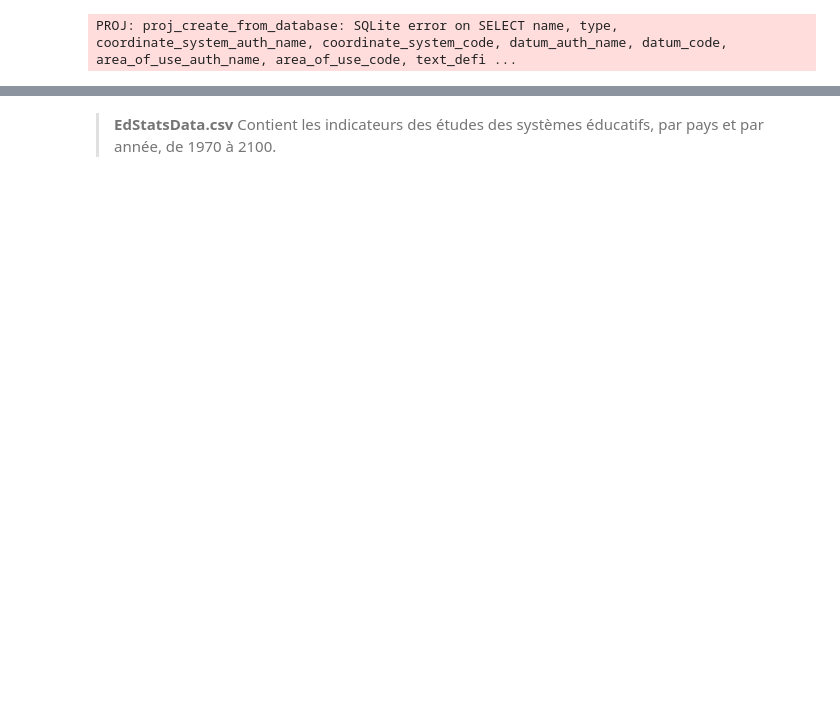
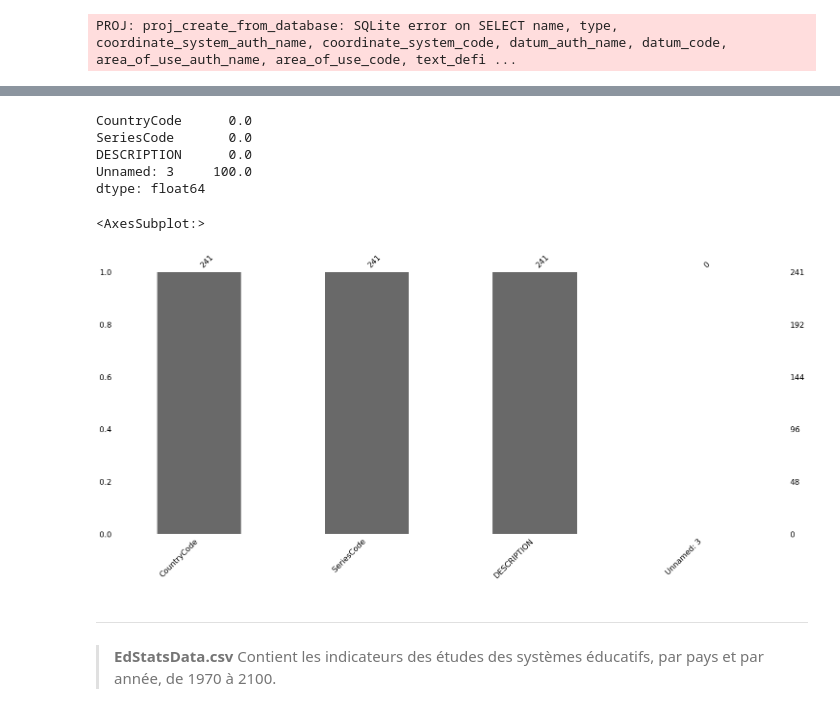
Before and after one commit to Charlotte-1987/openclassroom-projet2, a Jupyter notebook: notebook_p2.ipynb, the cells around one changed output, grey strips where cells are left out. Saved outputs shown, nothing was run; the diff lists cells and outputs as text; code cells hidden in the pictures; blank space fills up the shorter version.

```diff
--- a/notebook_p2.ipynb
+++ b/notebook_p2.ipynb
@@ -44,0 +142,5 @@ pd.set_option('display.max_column', 70)
+# %%
+# Importation du fichier EdStatsCountry-Series
+
+stats_country_series = pd.read_csv(r"C:\Users\choup\Desktop\projet\openclassroom-projet2\data\EdStatsCountry-Series.csv")
+stats_country_series.head(10)
@@ -45,3 +181,20 @@ pd.set_option('display.max_column', 70)
+# %%
+# % de données absentes par années, triées par ordre croissant
+
+(stats_country_series.isna().sum()/stats_country_series.shape[0]*100).sort_values(ascending=True)
+# %% [output]
+CountryCode      0.0
+SeriesCode       0.0
+DESCRIPTION      0.0
+Unnamed: 3     100.0
+dtype: float64
+# %%
+msno.bar(stats_country_series.sample(241))
+# %% [output]
+<AxesSubplot:>
+[figure, added]
+# %% [markdown]
+---
 # %% [markdown]
 >**EdStatsData.csv**
 >Contient les indicateurs des études des systèmes éducatifs, par pays et par année, de 1970 à 2100.
```
Also changed, not shown: parts of 49 cells of this notebook.
